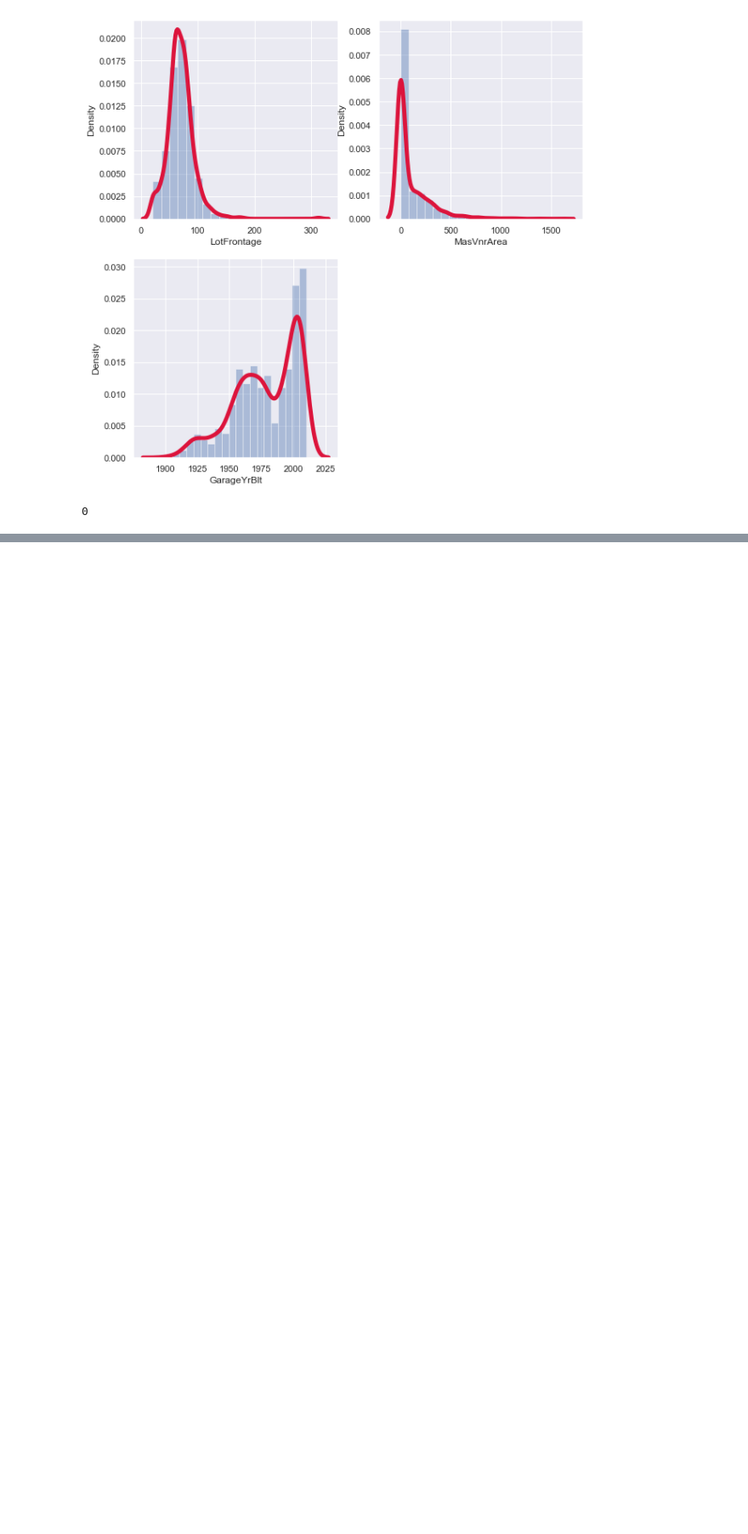
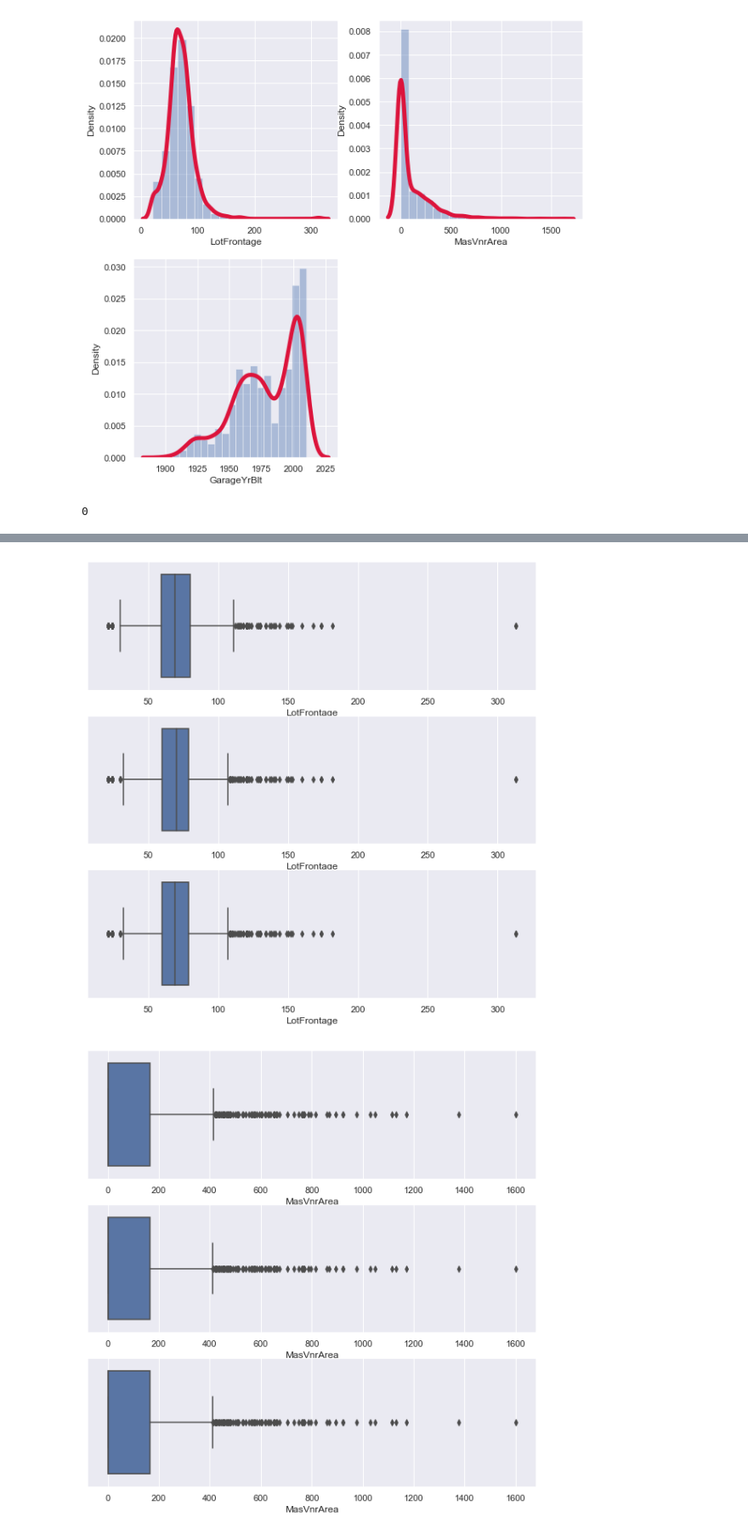
Before and after one commit to AkCoding/ML-House_Price-, a Jupyter notebook: 2_method Fill missing value manually.ipynb, the cells around one changed output, grey strips where cells are left out. Shown at 85% size. Cells and saved outputs as stored; diff of their text form; code cells hidden in the pictures; blank space fills up the shorter version.

```diff
--- a/2_method Fill missing value manually.ipynb
+++ b/2_method Fill missing value manually.ipynb
@@ -212,0 +235,12 @@ NameError: name 'df5_num_median' is not defined
+# %%
+for i, var in enumerate(missing_num_var):
+    plt.figure(figsize=(10,10))
+    plt.subplot(3,1,1)
+    sns.boxplot(df[var])
+    plt.subplot(3,1,2)
+    sns.boxplot(df4_num_mean[var])
+    plt.subplot(3,1,3)
+    sns.boxplot(df5_num_median[var])
+# %% [output]
+[figure, added]
+[figure, added]
```
Also changed, not shown: parts of 7 cells of this notebook.
